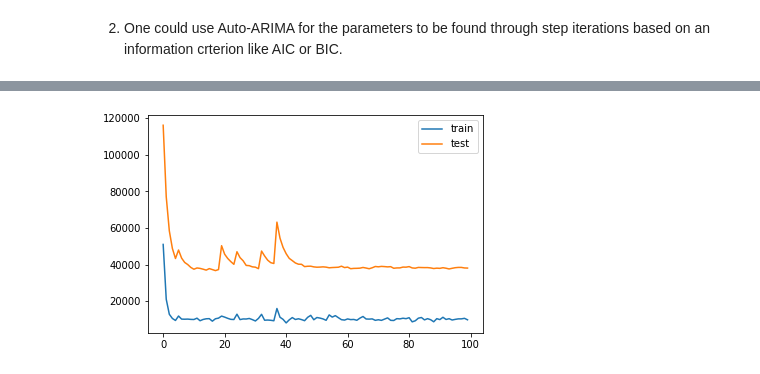
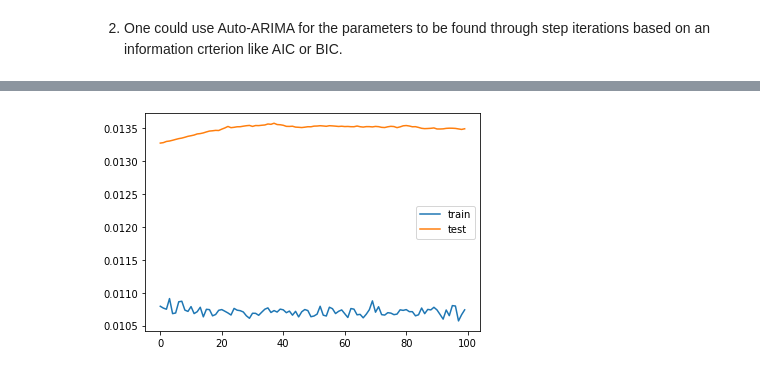
Before and after one commit to iondodon/RNDL, a Jupyter notebook: lab1/lab1.ipynb, the cells around one changed output, grey strips where cells are left out. Saved outputs shown, nothing was run; the diff lists cells and outputs as text; code cells hidden in the pictures.

```diff
--- a/lab1/lab1.ipynb
+++ b/lab1/lab1.ipynb
@@ -309,7 +312,8 @@ def prepare_dataset(df, look_back=1):
 
 look_back = 1
 # or maybe use Log1stDiff
-X, Y = prepare_dataset(df['Passengers'], look_back)
+df = df.fillna(0)
+X, Y = prepare_dataset(df['Log1stDiff'], look_back)
 
 
 # split into train and test sets
@@ -338,18 +342,12 @@ model.add(LSTM(25, input_shape=(1, look_back)))
 model.add(Dropout(0.2))
 model.add(Dense(1))
 model.compile(loss='mean_squared_error', optimizer='sgd')
-history = model.fit(trainX, trainY, epochs=100, batch_size=32, validation_data=(testX, testY), shuffle=False)
+history = model.fit(trainX, trainY, epochs=100, batch_size=32, validation_data=(testX, testY))
 
-
-# plot the loss and accuracy
+# Plot the loss and accuracy in each epoch for the training set as well as the validation set.
 plt.plot(history.history['loss'], label='train')
 plt.plot(history.history['val_loss'], label='test')
 plt.legend()
 plt.show()
-
-
-# make predictions
-trainPredict = model.predict(trainX)
-testPredict = model.predict(testX)
 # %% [output]
 Epoch 1/100
@@ -372 +370 @@ Epoch 100/100
-[figure, old version]
+[figure, new version]
```
Also changed, not shown: parts of 6 cells of this notebook.
